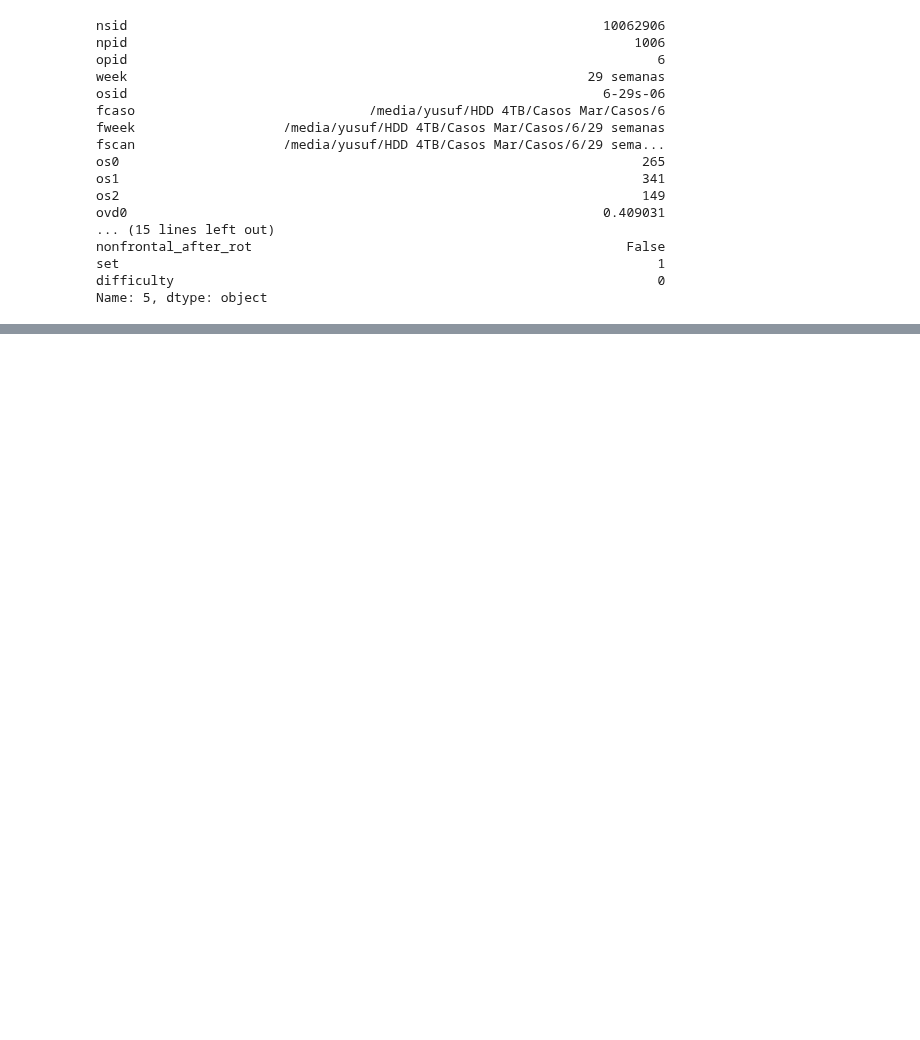
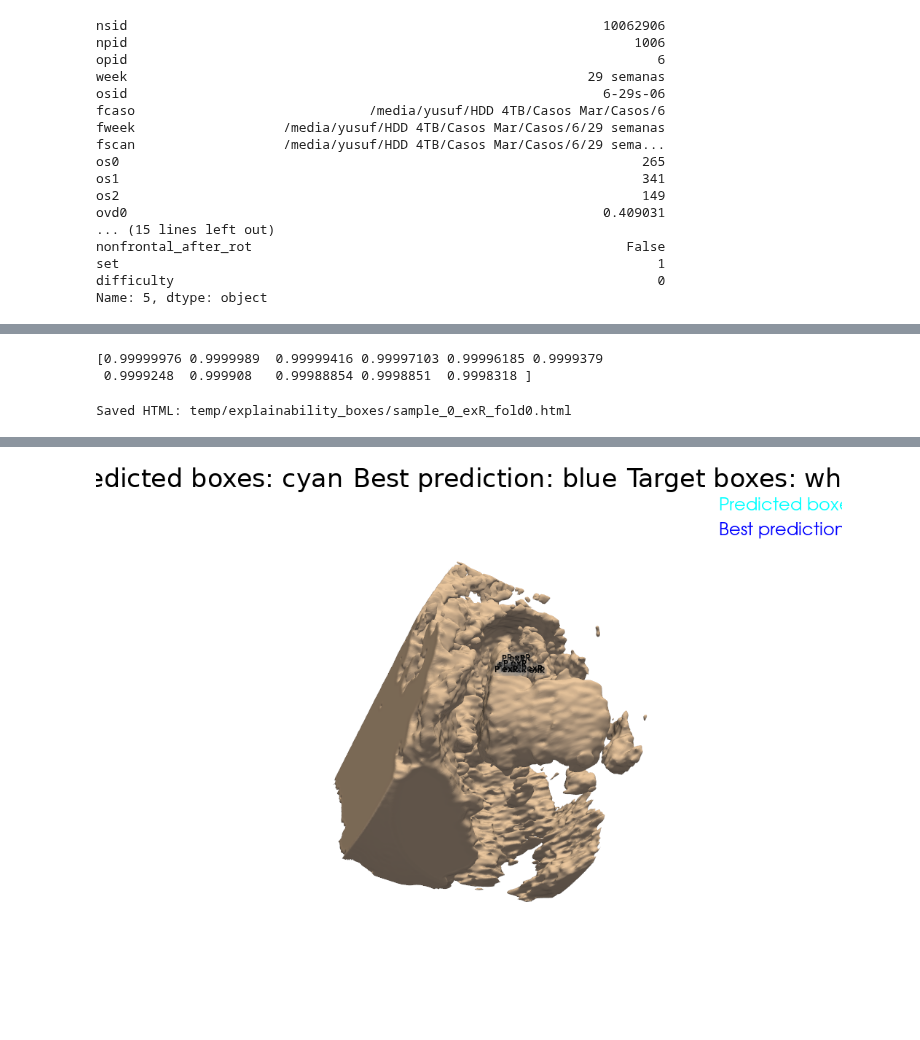
Before and after one commit to yusufbtanriverdi/fetusnet, a Jupyter notebook: rpn.ipynb, the cells around one changed output, grey strips where cells are left out. Cells and saved outputs as stored; diff of their text form; code cells hidden in the pictures; blank space fills up the shorter version.

```diff
--- a/rpn.ipynb
+++ b/rpn.ipynb
@@ -2209,0 +2461,15 @@ q
+# %%
+plot_pred_and_target_boxes_3d(
+    pred=pred,
+    target=target,
+    image=image,
+    row=row,
+    only_label=1,  # None --> show all labels
+    max_pred_boxes=15,
+    sphere_radius=0.5,
+    export_html_path="temp/explainability_boxes/sample_0_exR_fold0.html",
+)
+# %% [output]
+[0.99999976 0.9999989  0.99999416 0.99997103 0.99996185 0.9999379
+ 0.9999248  0.999908   0.99988854 0.9998851  0.9998318 ]
+Saved HTML: temp/explainability_boxes/sample_0_exR_fold0.html
@@ -2209,0 +2477 @@ q
+[figure, added]
```
Also changed, not shown: parts of 31 cells of this notebook.
